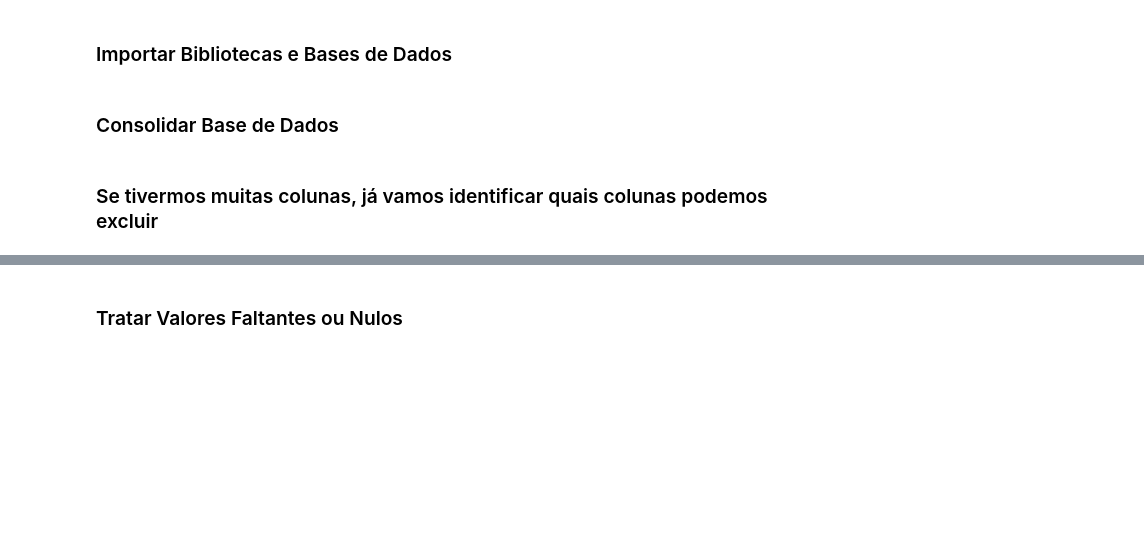
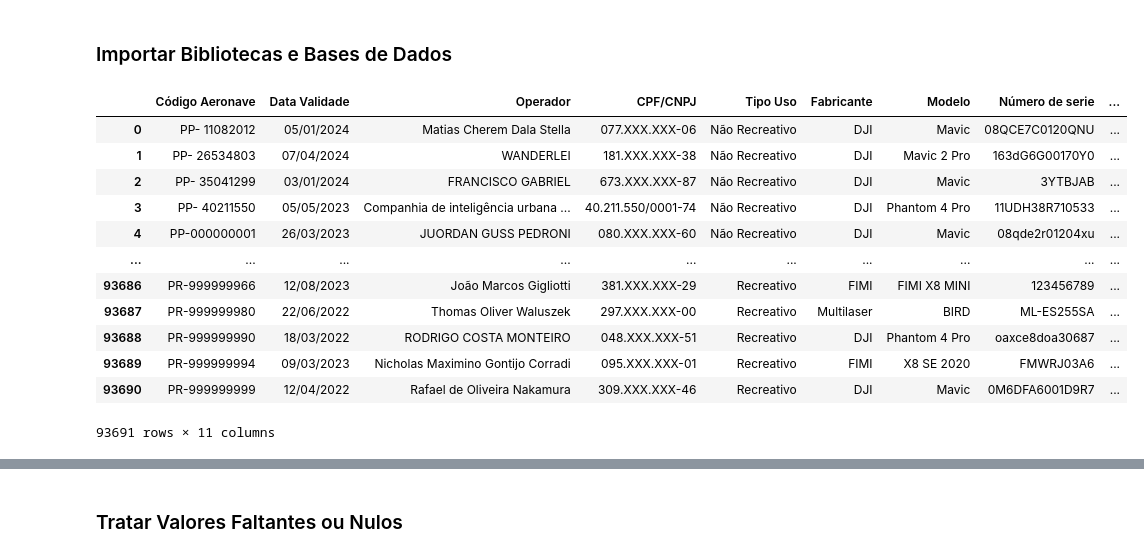
Before and after one commit to FabianoBellam/RPAs_Registration_in_Brazil, a Jupyter notebook: Projeto_01_Drones_Brasil.ipynb, the cells around one changed output, grey strips where cells are left out. Cells and saved outputs as stored; diff of their text form; code cells hidden in the pictures; blank space fills up the shorter version.

```diff
--- a/Projeto_01_Drones_Brasil.ipynb
+++ b/Projeto_01_Drones_Brasil.ipynb
@@ -38,7 +38,3 @@ Mantenedor: Gerência Técnica de Normas Operacionais (GTNO/GNOS/SPO)
 Criado em: 22 de Março de 2019, 14:37 (UTC-03:00)
 # %% [markdown]
 ### Importar Bibliotecas e Bases de Dados
-# %% [markdown]
-### Consolidar Base de Dados
-# %% [markdown]
-### Se tivermos muitas colunas, já vamos identificar quais colunas podemos excluir
@@ -44,0 +43,17 @@ Criado em: 22 de Março de 2019, 14:37 (UTC-03:00)
+# %%
+drones_df = pd.read_csv('SISANT.csv', encoding="latin1", sep=';', engine='python', skiprows=1)
+display(drones_df)
+# %% [output]
+|  | Código Aeronave | Data Validade | Operador | CPF/CNPJ | Tipo Uso | Fabricante | Modelo | Número de serie | ... |
+| 0 | PP- 11082012 | 05/01/2024 | Matias Cherem Dala Stella | 077.XXX.XXX-06 | Não Recreativo | DJI | Mavic | 08QCE7C0120QNU | ... |
+| 1 | PP- 26534803 | 07/04/2024 | WANDERLEI | 181.XXX.XXX-38 | Não Recreativo | DJI | Mavic 2 Pro | 163dG6G00170Y0 | ... |
+| 2 | PP- 35041299 | 03/01/2024 | FRANCISCO GABRIEL | 673.XXX.XXX-87 | Não Recreativo | DJI | Mavic | 3YTBJAB | ... |
+| 3 | PP- 40211550 | 05/05/2023 | Companhia de inteligência urbana ... | 40.211.550/0001-74 | Não Recreativo | DJI | Phantom 4 Pro | 11UDH38R710533 | ... |
+| 4 | PP-000000001 | 26/03/2023 | JUORDAN GUSS PEDRONI | 080.XXX.XXX-60 | Não Recreativo | DJI | Mavic | 08qde2r01204xu | ... |
+| ... | ... | ... | ... | ... | ... | ... | ... | ... | ... |
+| 93686 | PR-999999966 | 12/08/2023 | João Marcos Gigliotti | 381.XXX.XXX-29 | Recreativo | FIMI | FIMI X8 MINI | 123456789 | ... |
+| 93687 | PR-999999980 | 22/06/2022 | Thomas Oliver Waluszek | 297.XXX.XXX-00 | Recreativo | Multilaser | BIRD | ML-ES255SA | ... |
+| 93688 | PR-999999990 | 18/03/2022 | RODRIGO COSTA MONTEIRO | 048.XXX.XXX-51 | Recreativo | DJI | Phantom 4 Pro | oaxce8doa30687 | ... |
+| 93689 | PR-999999994 | 09/03/2023 | Nicholas Maximino Gontijo Corradi | 095.XXX.XXX-01 | Recreativo | FIMI | X8 SE 2020 | FMWRJ03A6 | ... |
+| 93690 | PR-999999999 | 12/04/2022 | Rafael de Oliveira Nakamura | 309.XXX.XXX-46 | Recreativo | DJI | Mavic | 0M6DFA6001D9R7 | ... |
+93691 rows × 11 columns
```
Also changed, not shown: parts of 9 cells of this notebook.
